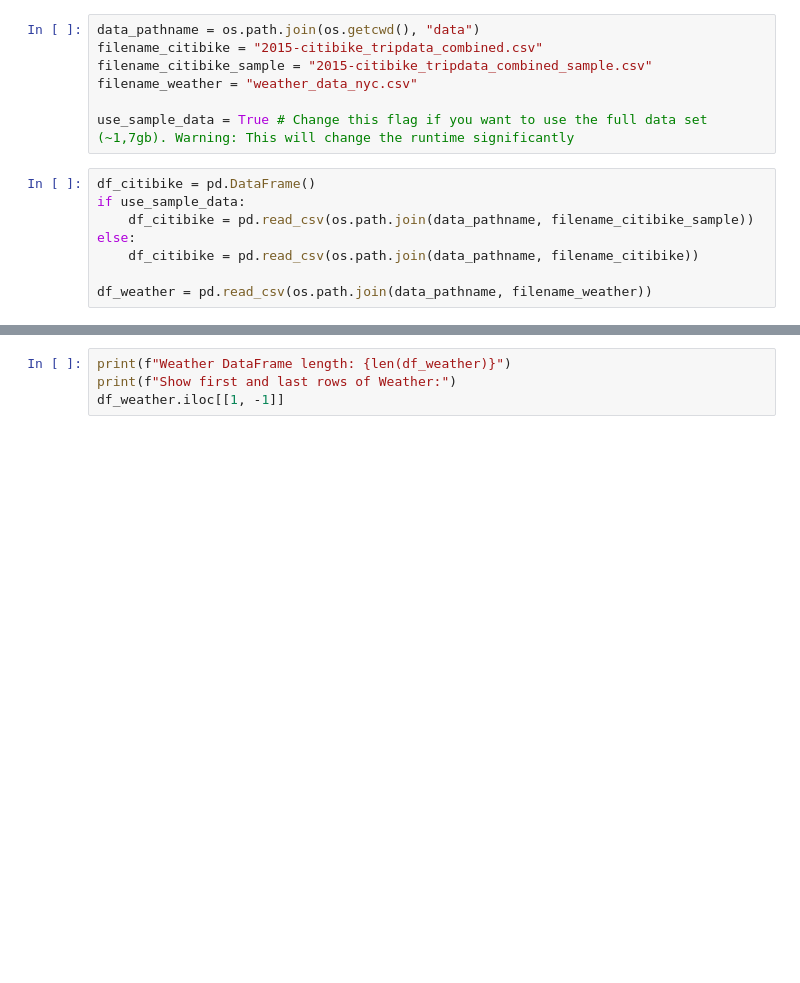
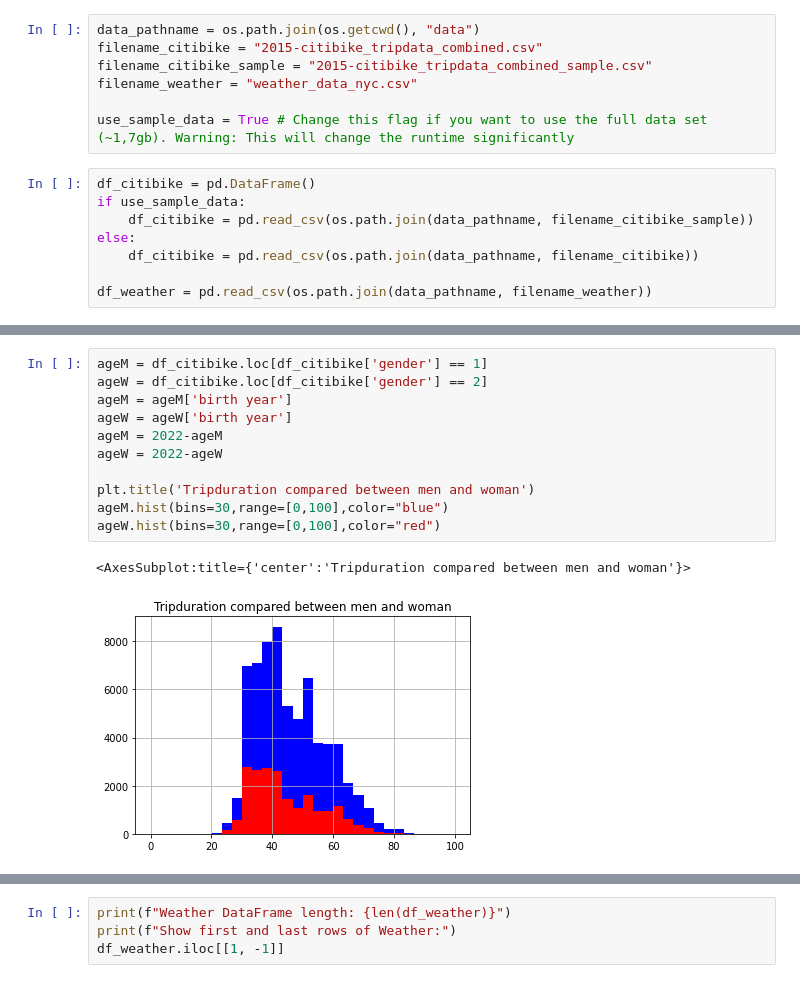
Before and after one commit to PaulPavlis/M3_BigData_MachineLearning, a Jupyter notebook: assignment_1_analysis.ipynb, the cells around one changed output, grey strips where cells are left out. Cells and saved outputs as stored; diff of their text form; blank space fills up the shorter version.

```diff
--- a/assignment_1_analysis.ipynb
+++ b/assignment_1_analysis.ipynb
@@ -43,0 +119,14 @@ Citibike DataFrame head:    Unnamed: 0  tripduration           starttime
+# %%
+ageM = df_citibike.loc[df_citibike['gender'] == 1]
+ageW = df_citibike.loc[df_citibike['gender'] == 2]
+ageM = ageM['birth year']
+ageW = ageW['birth year']
+ageM = 2022-ageM
+ageW = 2022-ageW
+
+plt.title('Tripduration compared between men and woman')
+ageM.hist(bins=30,range=[0,100],color="blue")
+ageW.hist(bins=30,range=[0,100],color="red")
+# %% [output]
+<AxesSubplot:title={'center':'Tripduration compared between men and woman'}>
+[figure, added]
```
Also changed, not shown: parts of 14 cells of this notebook.
